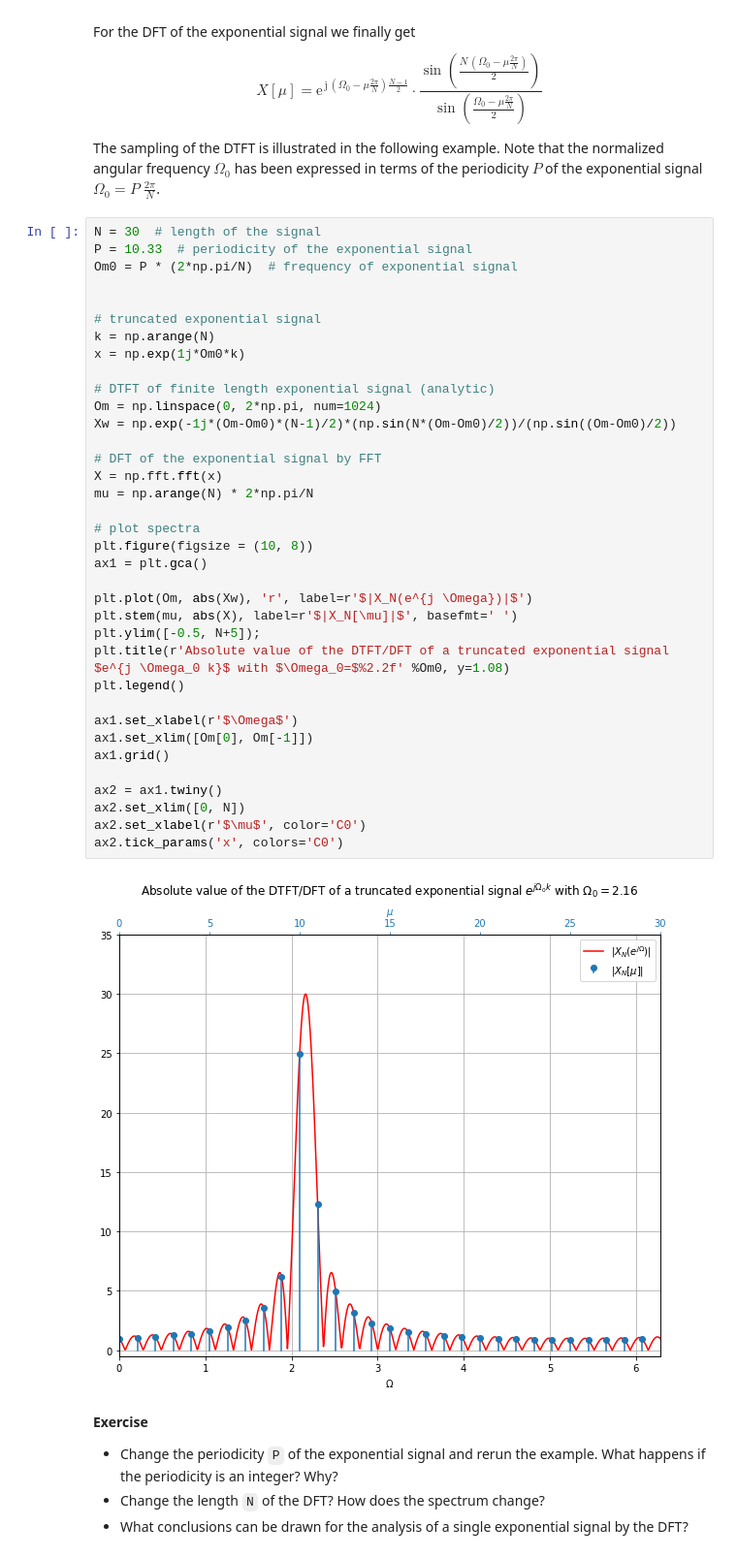
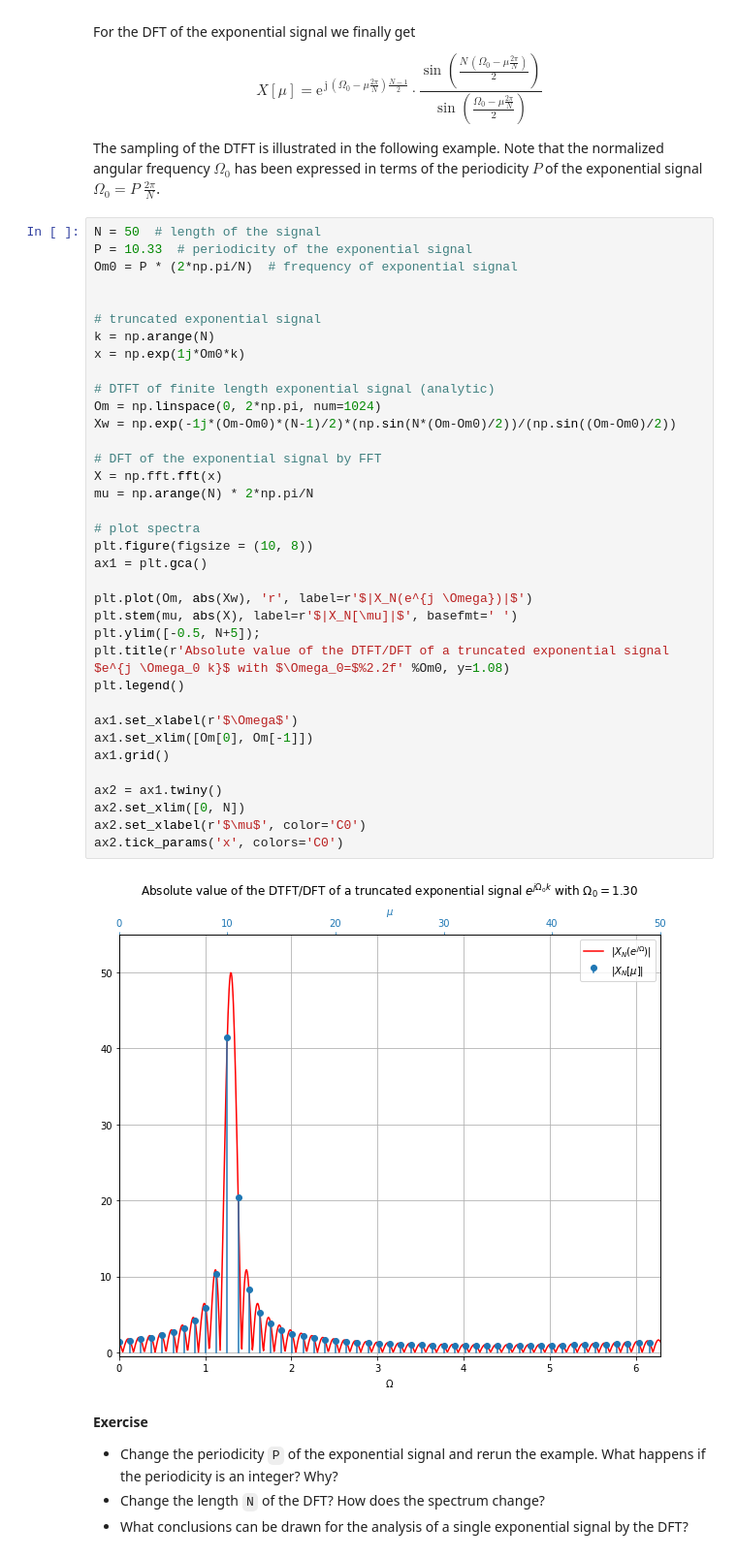
Before and after one commit to amalvarezme/ProcesoDigitalSen, a Jupyter notebook: PDS_Notebooks/spectral_analysis_deterministic_signals/leakage_effect.ipynb, the cells around one changed output. Shown at 97% size. Drawn from its saved outputs; the diff is of its cells as text.

```diff
--- a/PDS_Notebooks/spectral_analysis_deterministic_signals/leakage_effect.ipynb
+++ b/PDS_Notebooks/spectral_analysis_deterministic_signals/leakage_effect.ipynb
@@ -150,7 +150,7 @@ X[\mu] = \mathrm{e}^{\,\mathrm{j}\, (\Omega_0 - \mu \frac{2 \pi}{N}) \frac{N-1}{
 
 The sampling of the DTFT is illustrated in the following example. Note that the normalized angular frequency $\Omega_0$ has been expressed in terms of the periodicity $P$ of the exponential signal $\Omega_0 = P \; \frac{2\pi}{N}$.
 # %%
-N = 30  # length of the signal
+N = 50  # length of the signal
 P = 10.33  # periodicity of the exponential signal
 Om0 = P * (2*np.pi/N)  # frequency of exponential signal
 
@@ -159,34 +159,34 @@ Om0 = P * (2*np.pi/N)  # frequency of exponential signal
 k = np.arange(N)
 x = np.exp(1j*Om0*k)
 
 # DTFT of finite length exponential signal (analytic)
 Om = np.linspace(0, 2*np.pi, num=1024)
 Xw = np.exp(-1j*(Om-Om0)*(N-1)/2)*(np.sin(N*(Om-Om0)/2))/(np.sin((Om-Om0)/2))
 
 # DFT of the exponential signal by FFT
 X = np.fft.fft(x)
 mu = np.arange(N) * 2*np.pi/N
 
 # plot spectra
 plt.figure(figsize = (10, 8))
 ax1 = plt.gca()
 
 plt.plot(Om, abs(Xw), 'r', label=r'$|X_N(e^{j \Omega})|$')
 plt.stem(mu, abs(X), label=r'$|X_N[\mu]|$', basefmt=' ')
 plt.ylim([-0.5, N+5]);
 plt.title(r'Absolute value of the DTFT/DFT of a truncated exponential signal $e^{j \Omega_0 k}$ with $\Omega_0=$%2.2f' %Om0, y=1.08)
 plt.legend()
 
 ax1.set_xlabel(r'$\Omega$')
 ax1.set_xlim([Om[0], Om[-1]])
 ax1.grid()
 
 ax2 = ax1.twiny()
 ax2.set_xlim([0, N])
 ax2.set_xlabel(r'$\mu$', color='C0')
 ax2.tick_params('x', colors='C0')
 # %% [output]
-[figure, old version]
+[figure, new version]
 # %% [markdown]
 **Exercise**
 
```
Also changed, not shown: parts of 6 cells of this notebook.
